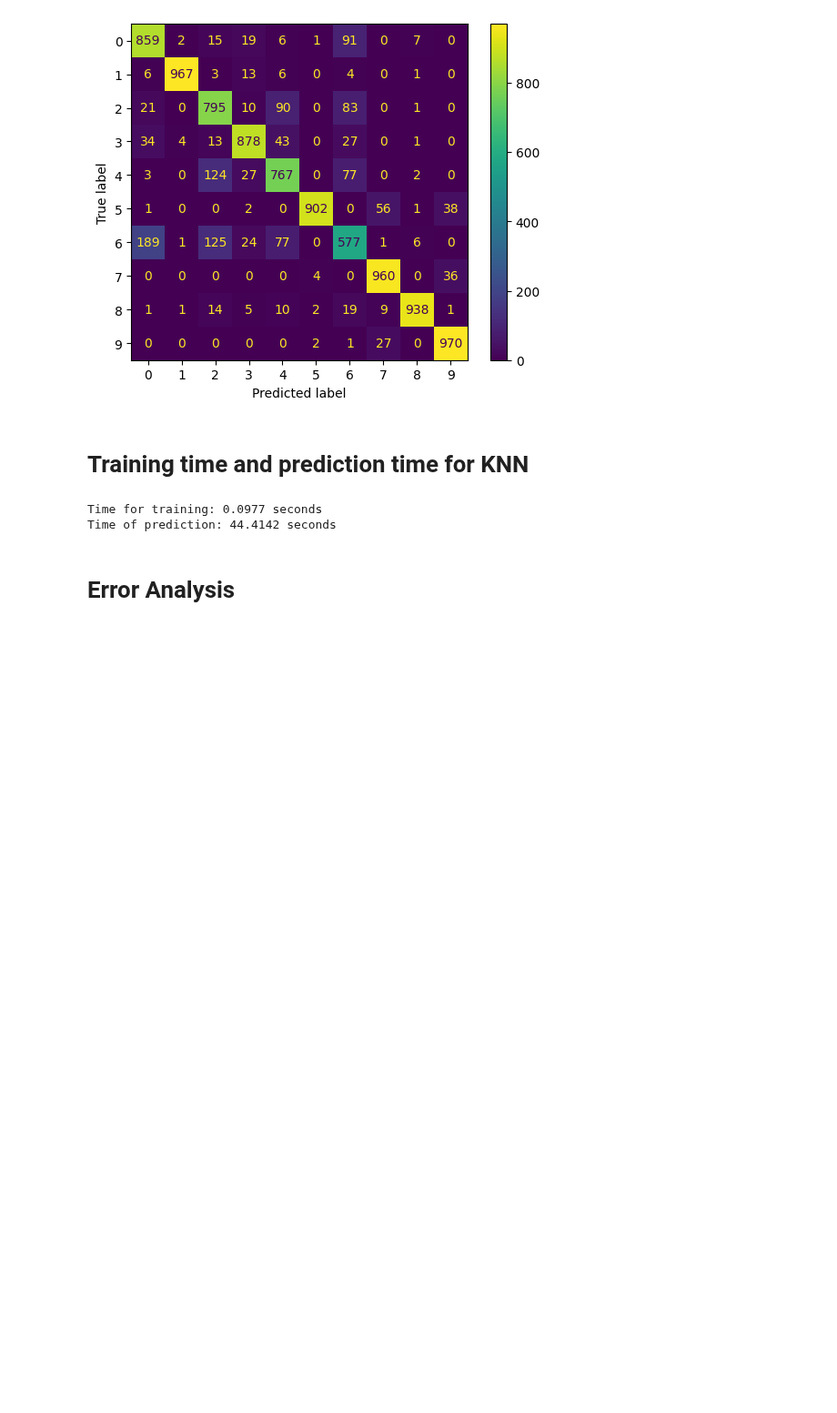
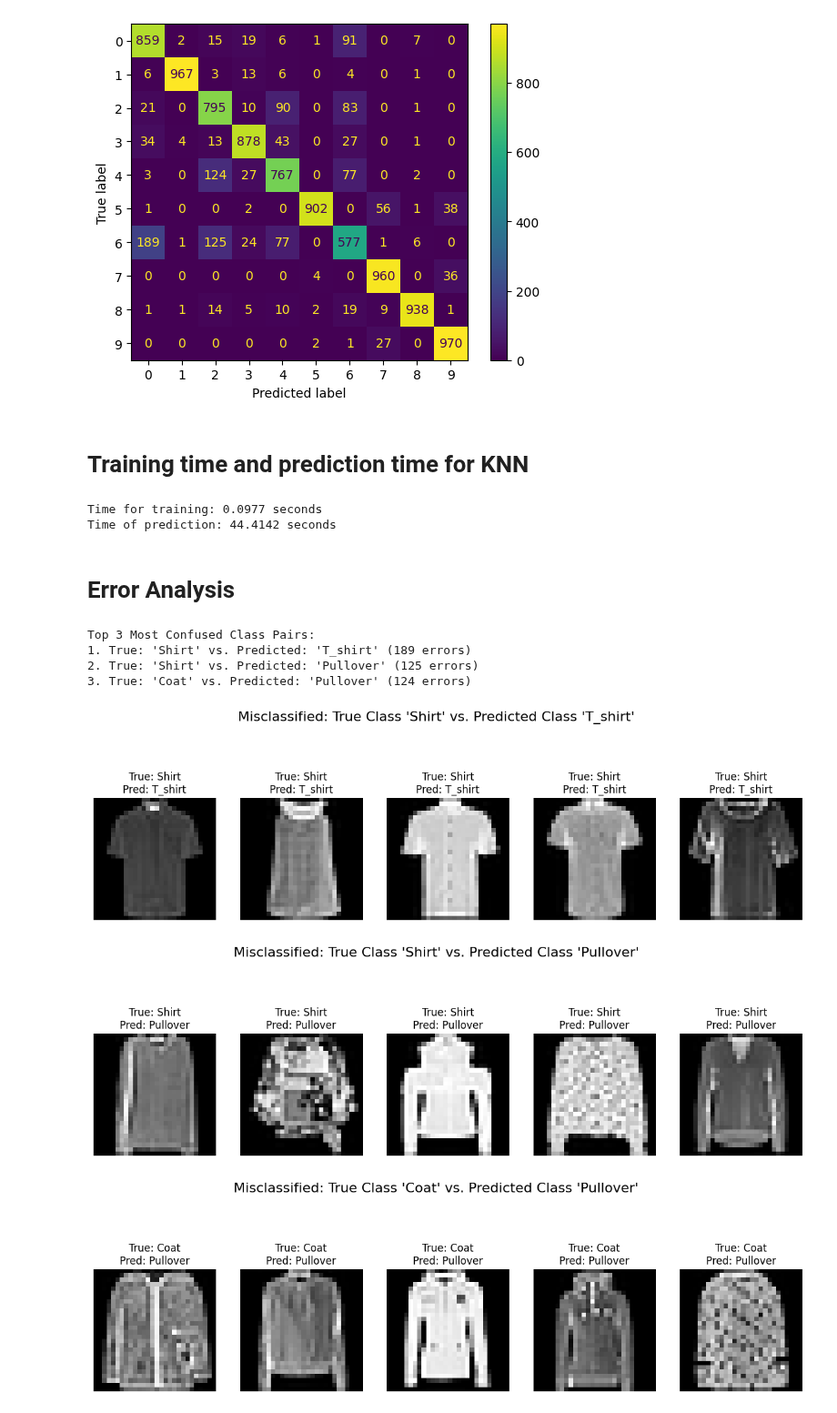
Before and after one commit to kacmazozan/Fashion_mnist_Dataset_ML, a Jupyter notebook: CS412-HW1-ozankacmaz.ipynb, the cells around one changed output. Shown at 91% size. Drawn from its saved outputs; the diff is of its cells as text; code cells hidden in the pictures; blank space fills up the shorter version.

Commit message:
Error Analysis Finished

```diff
--- a/CS412-HW1-ozankacmaz.ipynb
+++ b/CS412-HW1-ozankacmaz.ipynb
@@ -252,3 +252,63 @@ Time for training: 0.0977 seconds
 Time of prediction: 44.4142 seconds
 # %% [markdown]
 <h1>Error Analysis</h1>
+# %%
+import numpy as np
+
+row_sums = conf_matrix.sum(axis=1, keepdims=True)
+norm_conf_mx = conf_matrix / row_sums
+np.fill_diagonal(norm_conf_mx, 0)
+
+top_errors = []
+for _ in range(3):
+
+    max_val_pos = np.unravel_index(np.argmax(norm_conf_mx, axis=None), norm_conf_mx.shape)
+    true_label_idx, pred_label_idx = max_val_pos
+
+
+    num_errors = conf_matrix[true_label_idx, pred_label_idx]
+    true_label_name = class_names[true_label_idx]
+    pred_label_name = class_names[pred_label_idx]
+
+    top_errors.append(((true_label_idx, pred_label_idx),
+                       (true_label_name, pred_label_name),
+                       num_errors))
+
+
+    norm_conf_mx[true_label_idx, pred_label_idx] = 0
+
+print("Top 3 Most Confused Class Pairs:")
+for i, ((_, _), (true_name, pred_name), count) in enumerate(top_errors):
+    print(f"{i+1}. True: '{true_name}' vs. Predicted: '{pred_name}' ({count} errors)")
+# %% [output]
+Top 3 Most Confused Class Pairs:
+1. True: 'Shirt' vs. Predicted: 'T_shirt' (189 errors)
+2. True: 'Shirt' vs. Predicted: 'Pullover' (125 errors)
+3. True: 'Coat' vs. Predicted: 'Pullover' (124 errors)
+# %%
+for (true_idx, pred_idx), (true_name, pred_name), _ in top_errors:
+
+    error_indices = np.where((y_test_full == true_idx) & (y_test_predict == pred_idx))[0]
+
+
+    num_samples_to_show = min(5, len(error_indices))
+    if num_samples_to_show == 0:
+        print(f"\nNo examples to show for True: '{true_name}' vs. Pred: '{pred_name}'")
+        continue
+
+    random_error_indices = np.random.choice(error_indices, size=num_samples_to_show, replace=False)
+
+    fig, axes = plt.subplots(1, num_samples_to_show, figsize=(15, 5))
+    fig.suptitle(f"Misclassified: True Class '{true_name}' vs. Predicted Class '{pred_name}'", fontsize=16)
+
+    for i, img_index in enumerate(random_error_indices):
+        ax = axes[i] if num_samples_to_show > 1 else axes
+        ax.imshow(x_test_full[img_index], cmap='gray')
+        ax.set_title(f"True: {true_name}\nPred: {pred_name}")
+        ax.axis('off')
+
+    plt.show()
+# %% [output]
+[figure, added]
+[figure, added]
+[figure, added]
```
Also changed, not shown: parts of 1 cell of this notebook.
